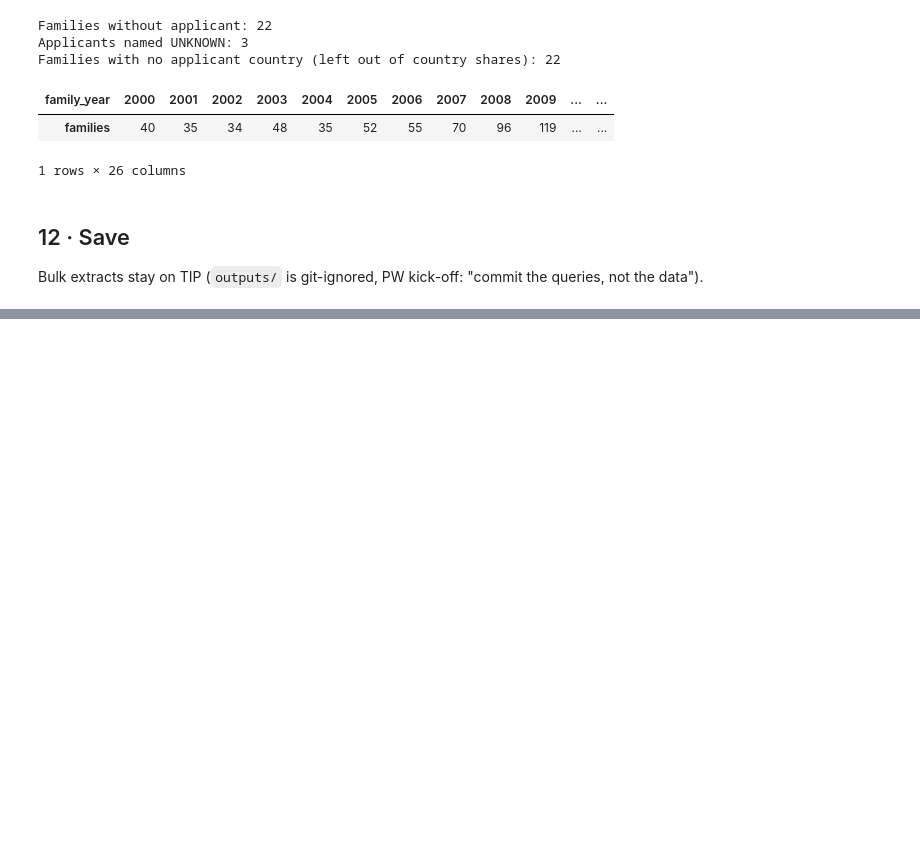
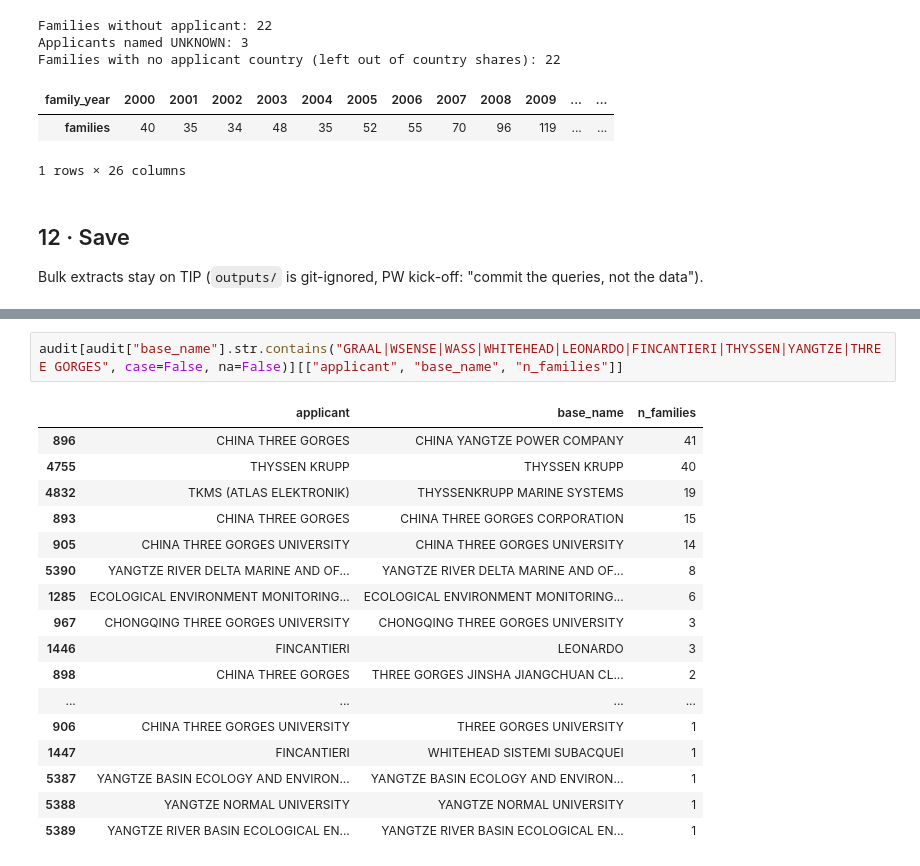
Before and after one commit to AndreaPassera/PW-InnovationManagement, a Jupyter notebook: 02_clean.ipynb, the cells around one changed output, grey strips where cells are left out. Drawn from its saved outputs; the diff is of its cells as text; blank space fills up the shorter version.

```diff
--- a/02_clean.ipynb
+++ b/02_clean.ipynb
@@ -1013 +1013,21 @@ Saved in /home/jovyan/Team10/step_0_HL/outputs/prod/step1
 families.csv columns: docdb_family_id, family_year, is_truncated, first_office, has_en_abstract, block_combo, inpadoc_family_id, n_applications, docdb_family_size, nb_citing_docdb_fam, granted_any, vi ...
+# %%
+audit[audit["base_name"].str.contains("GRAAL|WSENSE|WASS|WHITEHEAD|LEONARDO|FINCANTIERI|THYSSEN|YANGTZE|THREE GORGES", case=False, na=False)][["applicant", "base_name", "n_families"]]
+# %% [output]
+|  | applicant | base_name | n_families |
+| 896 | CHINA THREE GORGES | CHINA YANGTZE POWER COMPANY | 41 |
+| 4755 | THYSSEN KRUPP | THYSSEN KRUPP | 40 |
+| 4832 | TKMS (ATLAS ELEKTRONIK) | THYSSENKRUPP MARINE SYSTEMS | 19 |
+| 893 | CHINA THREE GORGES | CHINA THREE GORGES CORPORATION | 15 |
+| 905 | CHINA THREE GORGES UNIVERSITY | CHINA THREE GORGES UNIVERSITY | 14 |
+| 5390 | YANGTZE RIVER DELTA MARINE AND OF... | YANGTZE RIVER DELTA MARINE AND OF... | 8 |
+| 1285 | ECOLOGICAL ENVIRONMENT MONITORING... | ECOLOGICAL ENVIRONMENT MONITORING... | 6 |
+| 967 | CHONGQING THREE GORGES UNIVERSITY | CHONGQING THREE GORGES UNIVERSITY | 3 |
+| 1446 | FINCANTIERI | LEONARDO | 3 |
+| 898 | CHINA THREE GORGES | THREE GORGES JINSHA JIANGCHUAN CL... | 2 |
+| ... | ... | ... | ... |
+| 906 | CHINA THREE GORGES UNIVERSITY | THREE GORGES UNIVERSITY | 1 |
+| 1447 | FINCANTIERI | WHITEHEAD SISTEMI SUBACQUEI | 1 |
+| 5387 | YANGTZE BASIN ECOLOGY AND ENVIRON... | YANGTZE BASIN ECOLOGY AND ENVIRON... | 1 |
+| 5388 | YANGTZE NORMAL UNIVERSITY | YANGTZE NORMAL UNIVERSITY | 1 |
+| 5389 | YANGTZE RIVER BASIN ECOLOGICAL EN... | YANGTZE RIVER BASIN ECOLOGICAL EN... | 1 |
```
Also changed, not shown: parts of 15 cells of this notebook, 12 other files.
